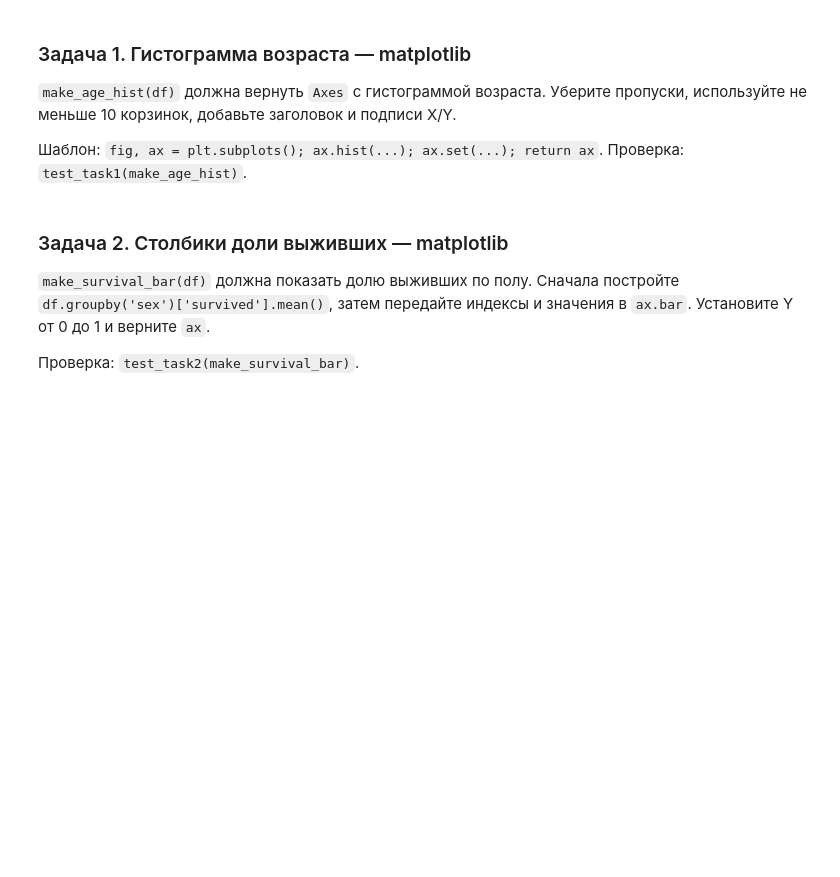
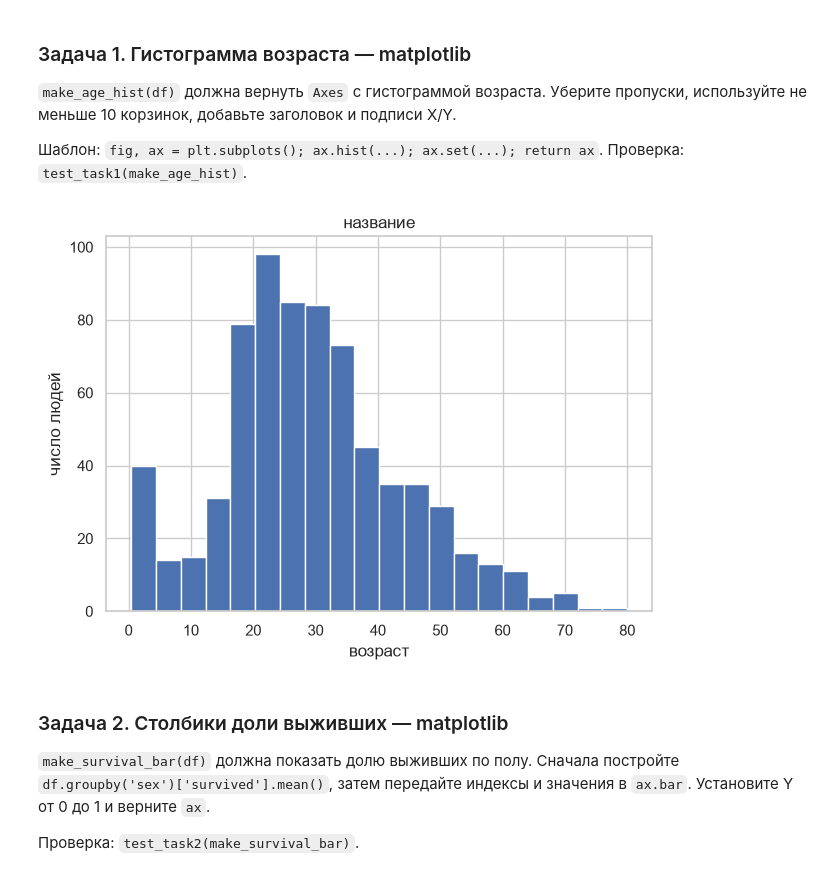
Before and after one commit to The-Mixa/ugmgu_vsosh_ai, a Jupyter notebook: programming/class08: data visualization/data_visualization.ipynb, the cells around one changed output. Drawn from its saved outputs; the diff is of its cells as text; code cells hidden in the pictures; blank space fills up the shorter version.

```diff
--- a/programming/class08: data visualization/data_visualization.ipynb
+++ b/programming/class08: data visualization/data_visualization.ipynb
@@ -284,3 +290,12 @@ def make_age_hist(df):
+# %%
+
+plt.hist(df['age'].dropna(), bins=20)
+plt.ylabel('число людей')
+plt.title('название')
+plt.xlabel('возраст')
+plt.show()
+# %% [output]
+[figure, added]
 # %% [markdown]
 ### Задача 2. Столбики доли выживших — matplotlib
 
```
Also changed, not shown: parts of 20 cells of this notebook, 3 other files.
